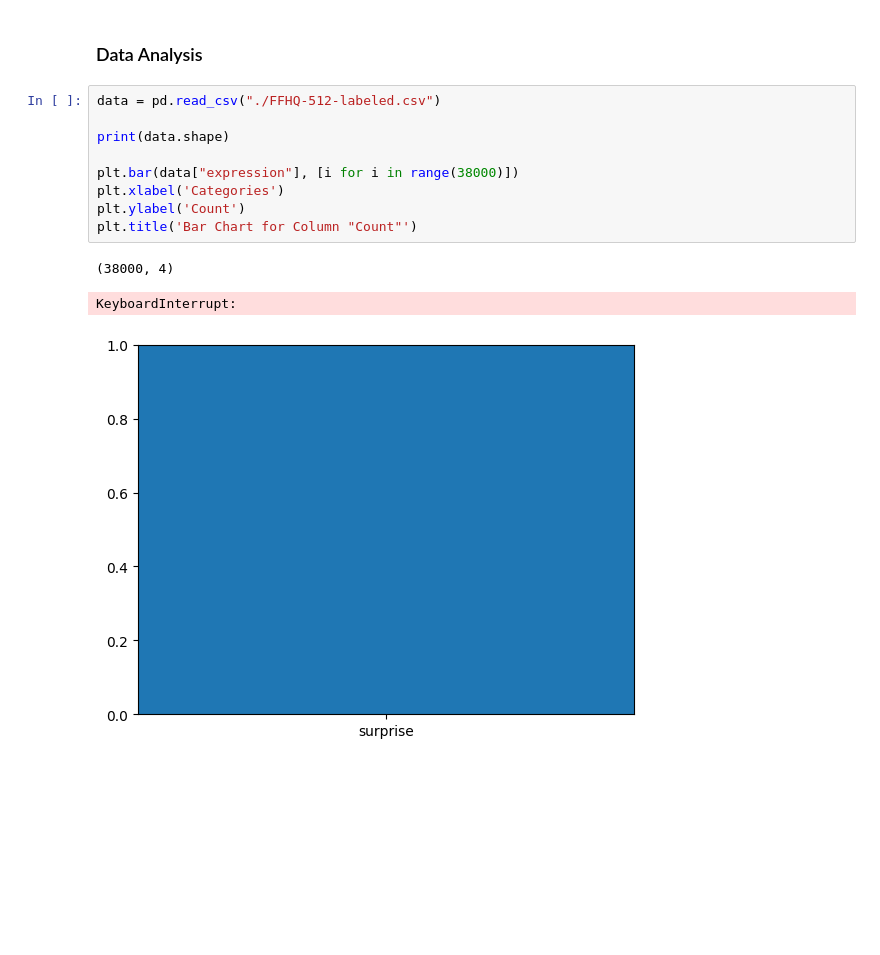
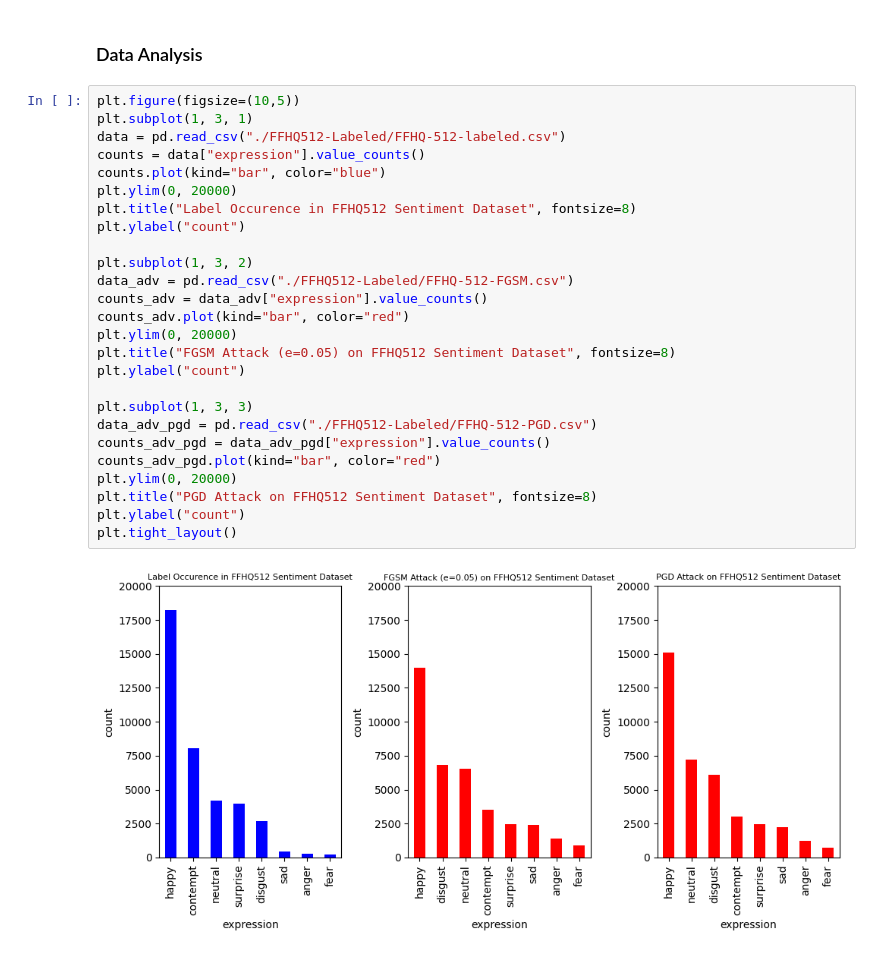
Before and after one commit to hassledw/StyleCLIP_Defense, a Jupyter notebook: ViTClassifier.ipynb, the cells around one changed output. Cells and saved outputs as stored; diff of their text form; blank space fills up the shorter version.

```diff
--- a/ViTClassifier.ipynb
+++ b/ViTClassifier.ipynb
@@ -125,15 +112,30 @@ df.to_csv('./FFHQ-512-labeled.csv')
 # %% [markdown]
 ### Data Analysis
-# %%
-data = pd.read_csv("./FFHQ-512-labeled.csv")
-
-print(data.shape)
-
-plt.bar(data["expression"], [i for i in range(38000)])
-plt.xlabel('Categories')
-plt.ylabel('Count')
-plt.title('Bar Chart for Column "Count"')
-# %% [output]
-(38000, 4)
-KeyboardInterrupt:
-[figure, removed]
+# %%
+plt.figure(figsize=(10,5))
+plt.subplot(1, 3, 1)
+data = pd.read_csv("./FFHQ512-Labeled/FFHQ-512-labeled.csv")
+counts = data["expression"].value_counts()
+counts.plot(kind="bar", color="blue")
+plt.ylim(0, 20000)
+plt.title("Label Occurence in FFHQ512 Sentiment Dataset", fontsize=8)
+plt.ylabel("count")
+
+plt.subplot(1, 3, 2)
+data_adv = pd.read_csv("./FFHQ512-Labeled/FFHQ-512-FGSM.csv")
+counts_adv = data_adv["expression"].value_counts()
+counts_adv.plot(kind="bar", color="red")
+plt.ylim(0, 20000)
+plt.title("FGSM Attack (e=0.05) on FFHQ512 Sentiment Dataset", fontsize=8)
+plt.ylabel("count")
+
+plt.subplot(1, 3, 3)
+data_adv_pgd = pd.read_csv("./FFHQ512-Labeled/FFHQ-512-PGD.csv")
+counts_adv_pgd = data_adv_pgd["expression"].value_counts()
+counts_adv_pgd.plot(kind="bar", color="red")
+plt.ylim(0, 20000)
+plt.title("PGD Attack on FFHQ512 Sentiment Dataset", fontsize=8)
+plt.ylabel("count")
+plt.tight_layout()
+# %% [output]
+[figure, added]
```
Also changed, not shown: parts of 4 cells of this notebook, 2 other files.
